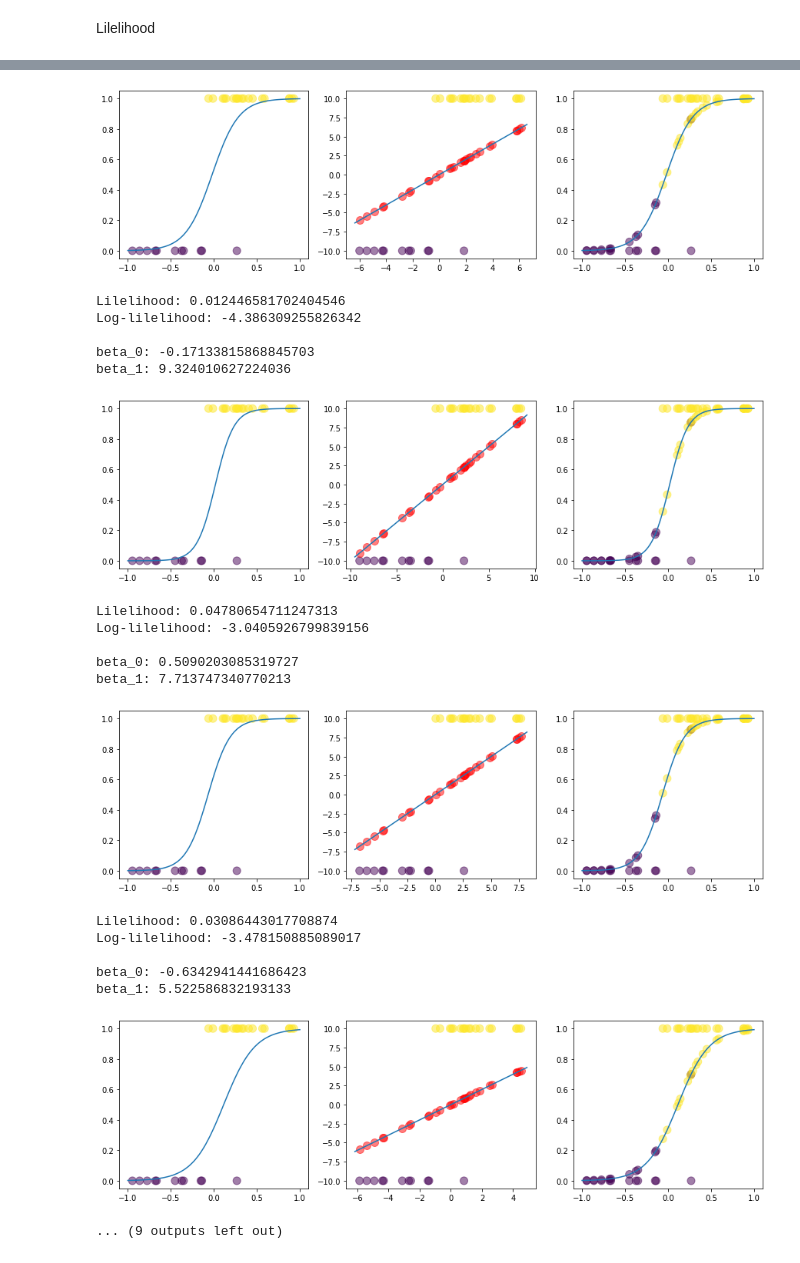
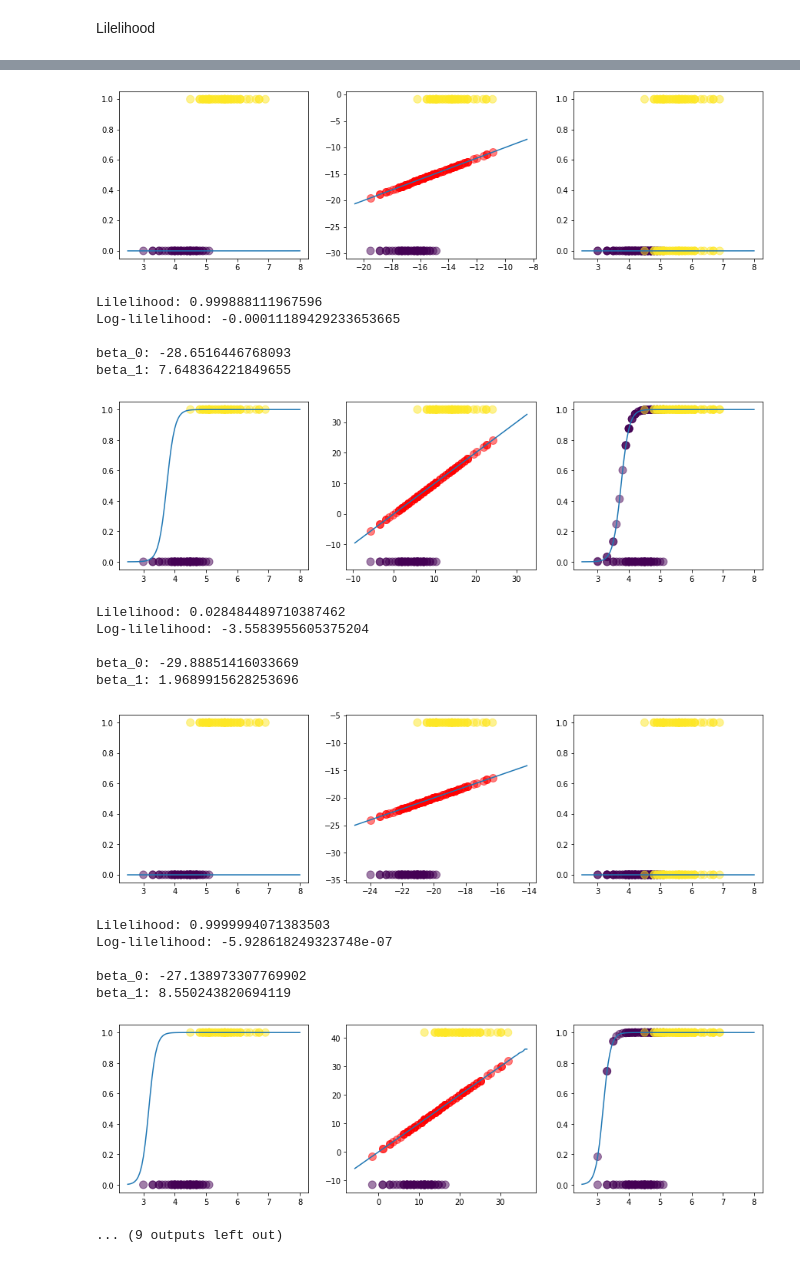
Before and after one commit to Kamil128/Training_DS_Classification, a Jupyter notebook: 2_1_LogisticRegression.ipynb, the cells around one changed output, grey strips where cells are left out. Drawn from its saved outputs; the diff is of its cells as text; code cells hidden in the pictures.

```diff
--- a/2_1_LogisticRegression.ipynb
+++ b/2_1_LogisticRegression.ipynb
@@ -14,0 +39,4 @@ Generowanie danych
+# %%
+data_X = iris.data[iris.target != 0, 2]
+data_Y = iris.target[iris.target != 0]
+data_Y = np.where(data_Y == data_Y.min(), 0, 1)
@@ -15,13 +45,4 @@ Generowanie danych
 # %%
-size = 30
-st1 = int(0.33 * size)
-st2 = int(0.33 * size)
-st3 = size - st1 - st2
-
-data_X = np.sort(np.random.uniform(-1, 1, size=size))
-# data_Y = np.array([0 for x in range(int(0.5 * size))] + [1 for x in range(size - int(0.5 * size))])
-data_Y = np.array([0 for _ in range(st1)] + [0 if x < 0 else 1 for x in np.random.randn(st2)] + [1 for _ in range(st3)])
-
 df = pd.DataFrame({'intercept': 1,
                    'data': data_X,
                    'label': data_Y})
@@ -60,13 +77,13 @@ $$
 
 która najlepiej opisze nasze dane.
 # %%
-beta_0 = -1.
+beta_0 = -30.
 beta_1 = 6.
 
 beta = np.array([[beta_0], [beta_1]])
 display(beta)
 
-x = np.concatenate([np.ones((100, 1)), np.linspace(-1, 1, 100).reshape(-1, 1)], axis=1)
+x = np.concatenate([np.ones((100, 1)), np.linspace(2.5, 8, 100).reshape(-1, 1)], axis=1)
 
 y = x.dot(beta)
 
@@ -119,7 +151,7 @@ plt.show()
 # %% [markdown]
 żeby ułatwoć sobie sprawę zastąpmy `nieskończoność` jakąś dużą liczbą (ale rozsądnie dużą)
 # %%
-my_infinity = 10
+my_infinity = 20
 log_ods_vis = [-my_infinity if x==-np.inf else my_infinity for x in log_ods]
 # %%
 X_log_ods = X.dot(beta)
@@ -183,13 +215,13 @@ warnings.filterwarnings('ignore')
 for i in range(10):
     fig, (ax1, ax2, ax3) = plt.subplots(1, 3, figsize=(15, 4))
 
-    beta_0 = np.random.uniform(-1, 1)
+    beta_0 = np.random.uniform(-30, -25)
     beta_1 = np.random.uniform(0, 10)
 
     print(f"beta_0: {beta_0}")
     print(f"beta_1: {beta_1}")
 
-    x = np.linspace(-1, 1, 100)
+    x = np.linspace(2.5, 8, 100)
     y = beta_0 + beta_1 * x
     p = 1 / (1 + np.exp(- y))
 
@@ -199,13 +231,15 @@ for i in range(10):
 
 
     log_ods = np.log(data_Y/(1 - data_Y))
-    log_ods_vis = [-10 if x==-np.inf else 10 for x in log_ods]
+
     X_log_ods = beta_0 + beta_1 * data_X
 
     log_ods_p = np.log(p/(1-p))
     x_log_ods_p = beta_0 + beta_1 * x
 
     y_projectcion = beta_0 + beta_1 * data_X
+
+    log_ods_vis = [(y_projectcion.min() - 10) if x==-np.inf else (y_projectcion.max() + 10) for x in log_ods]
 
     ax2.plot(x_log_ods_p, log_ods_p)
     ax2.scatter(X_log_ods, log_ods_vis, s=100, alpha=0.5, c=data_Y)
@@ -251,20 +285,20 @@ beta_1: 6.470116504023119
-[figure, old version]
+[figure, new version]
-Lilelihood: 0.012446581702404546
-Log-lilelihood: -4.386309255826342
+Lilelihood: 0.999888111967596
+Log-lilelihood: -0.00011189429233653665
 
-beta_0: -0.17133815868845703
-beta_1: 9.324010627224036
+beta_0: -28.6516446768093
+beta_1: 7.648364221849655
-[figure, old version]
+[figure, new version]
-Lilelihood: 0.04780654711247313
-Log-lilelihood: -3.0405926799839156
+Lilelihood: 0.028484489710387462
+Log-lilelihood: -3.5583955605375204
 
-beta_0: 0.5090203085319727
-beta_1: 7.713747340770213
+beta_0: -29.88851416033669
+beta_1: 1.9689915628253696
-[figure, old version]
+[figure, new version]
-Lilelihood: 0.03086443017708874
-Log-lilelihood: -3.478150885089017
+Lilelihood: 0.9999994071383503
+Log-lilelihood: -5.928618249323748e-07
 
-beta_0: -0.6342941441686423
-beta_1: 5.522586832193133
+beta_0: -27.138973307769902
+beta_1: 8.550243820694119
-[figure, old version]
+[figure, new version]
 ... (9 outputs left out)
```
Also changed, not shown: parts of 40 cells of this notebook.
